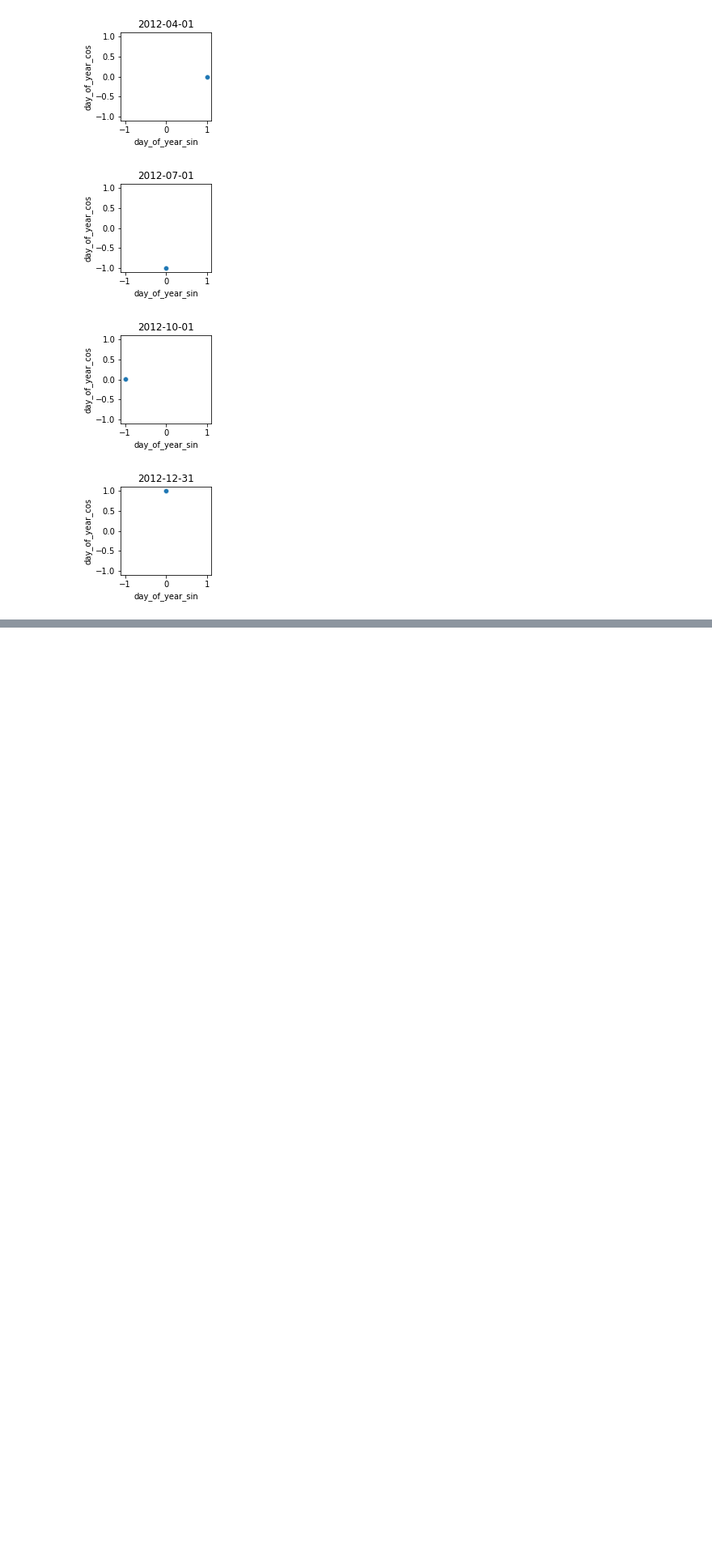
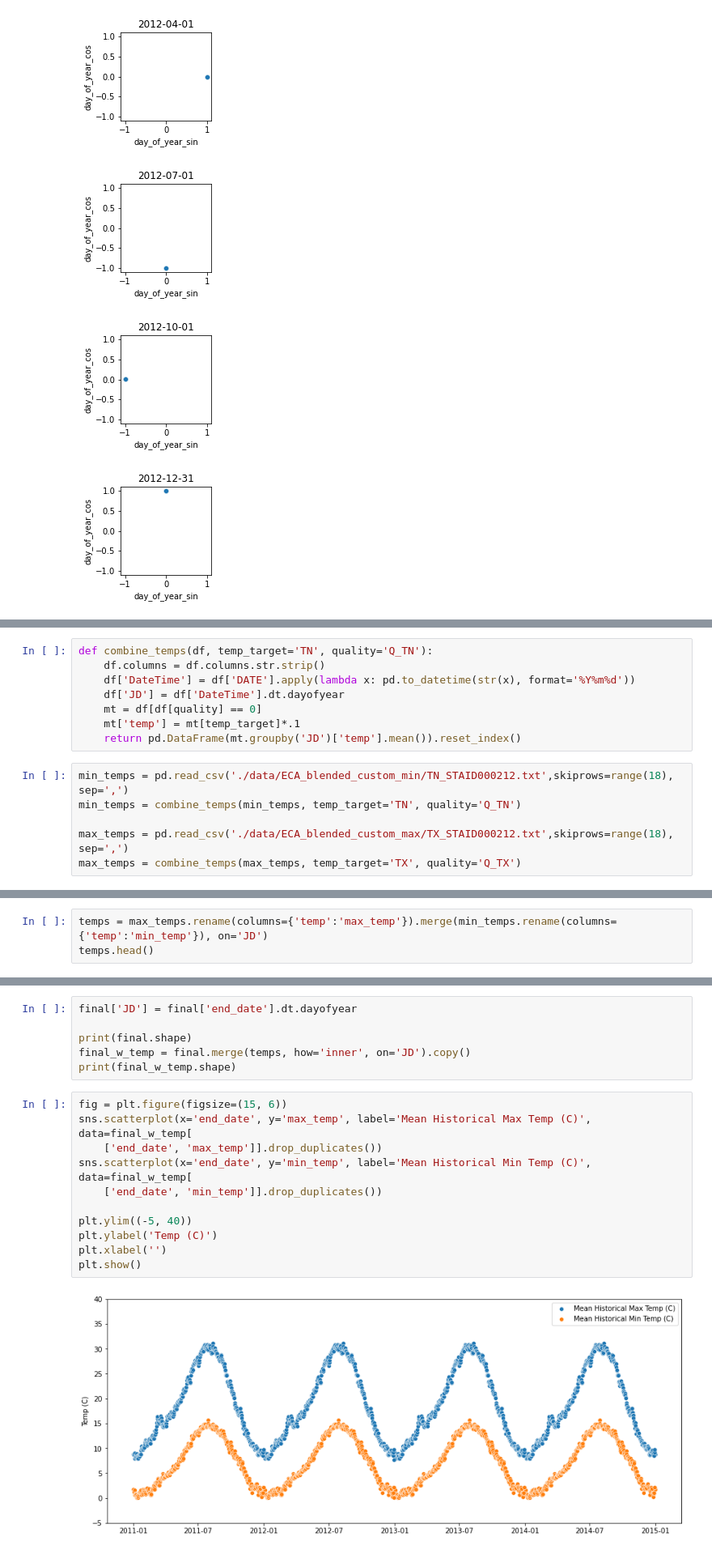
Before and after one commit to malomaye/asl-energy-forecasting, a Jupyter notebook: notebooks/raw_data_cleaning_shawn.ipynb, the cells around one changed output, grey strips where cells are left out. Shown at 81% size. Cells and saved outputs as stored; diff of their text form; blank space fills up the shorter version.

Commit message:
add temp data

```diff
--- a/notebooks/raw_data_cleaning_shawn.ipynb
+++ b/notebooks/raw_data_cleaning_shawn.ipynb
@@ -248,0 +251,14 @@ plot_date('2012-12-31')
+# %%
+def combine_temps(df, temp_target='TN', quality='Q_TN'):
+    df.columns = df.columns.str.strip()
+    df['DateTime'] = df['DATE'].apply(lambda x: pd.to_datetime(str(x), format='%Y%m%d'))
+    df['JD'] = df['DateTime'].dt.dayofyear
+    mt = df[df[quality] == 0]
+    mt['temp'] = mt[temp_target]*.1
+    return pd.DataFrame(mt.groupby('JD')['temp'].mean()).reset_index()
+# %%
+min_temps = pd.read_csv('./data/ECA_blended_custom_min/TN_STAID000212.txt',skiprows=range(18), sep=',')
+min_temps = combine_temps(min_temps, temp_target='TN', quality='Q_TN')
+
+max_temps = pd.read_csv('./data/ECA_blended_custom_max/TX_STAID000212.txt',skiprows=range(18), sep=',')
+max_temps = combine_temps(max_temps, temp_target='TX', quality='Q_TX')
@@ -248,0 +270,3 @@ plot_date('2012-12-31')
+# %%
+temps = max_temps.rename(columns={'temp':'max_temp'}).merge(min_temps.rename(columns={'temp':'min_temp'}), on='JD')
+temps.head()
@@ -249 +280,20 @@ plot_date('2012-12-31')
+# %%
+final['JD'] = final['end_date'].dt.dayofyear
+
+print(final.shape)
+final_w_temp = final.merge(temps, how='inner', on='JD').copy()
+print(final_w_temp.shape)
+# %%
+fig = plt.figure(figsize=(15, 6))
+sns.scatterplot(x='end_date', y='max_temp', label='Mean Historical Max Temp (C)', data=final_w_temp[
+    ['end_date', 'max_temp']].drop_duplicates())
+sns.scatterplot(x='end_date', y='min_temp', label='Mean Historical Min Temp (C)', data=final_w_temp[
+    ['end_date', 'min_temp']].drop_duplicates())
+
+plt.ylim((-5, 40))
+plt.ylabel('Temp (C)')
+plt.xlabel('')
+plt.show()
+# %% [output]
+[figure, added]
 # %%
```
Also changed, not shown: parts of 5 cells of this notebook.
